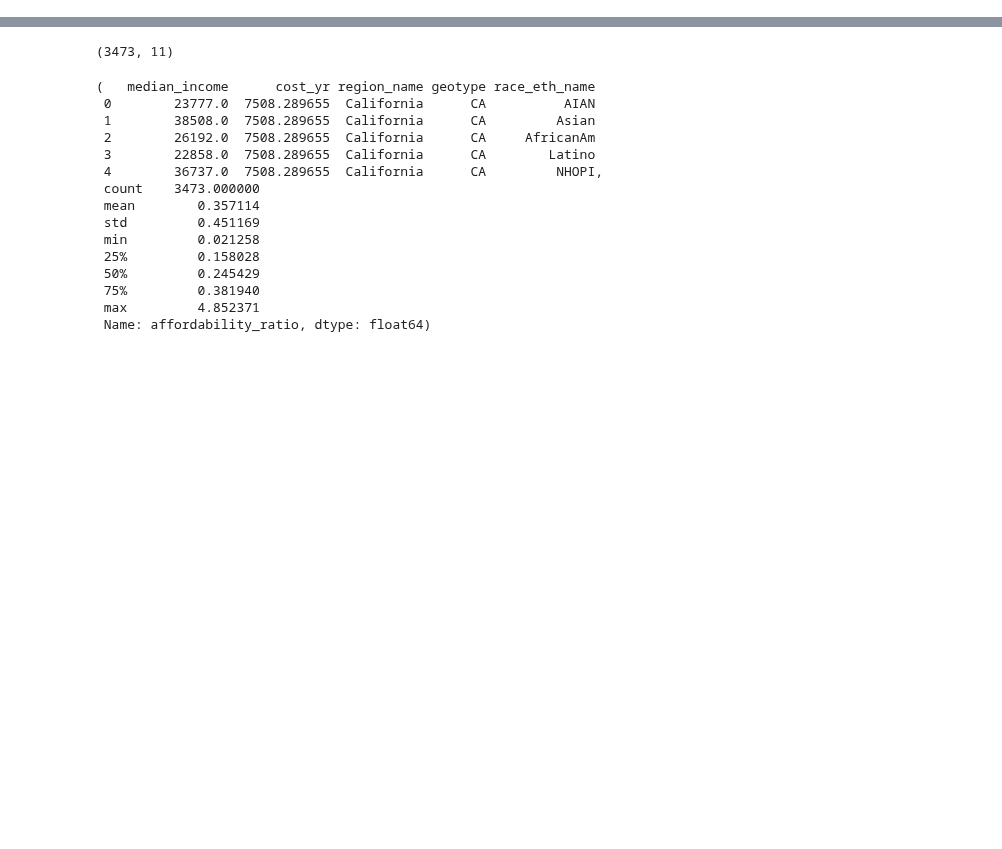
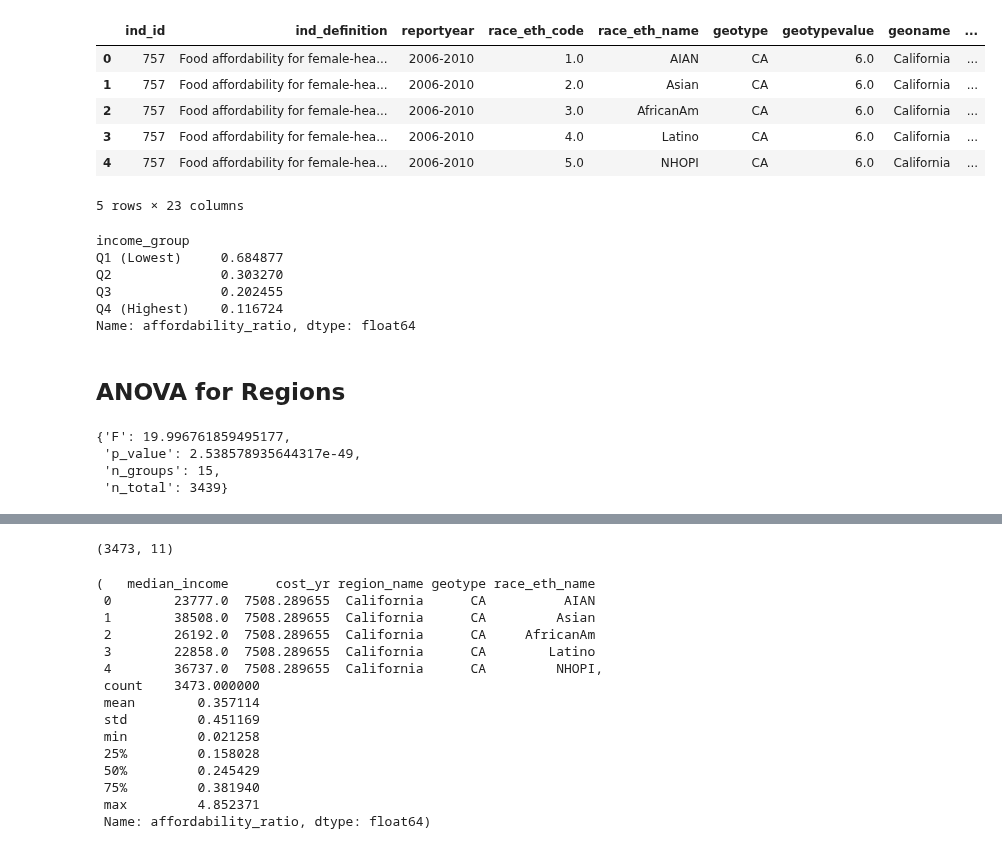
Before and after one commit to UCB-stat-159-f25/final-group18, a Jupyter notebook: modeling.ipynb, the cells around one changed output, grey strips where cells are left out. Cells and saved outputs as stored; diff of their text form; code cells hidden in the pictures; blank space fills up the shorter version.

```diff
--- a/modeling.ipynb
+++ b/modeling.ipynb
@@ -2,0 +21,58 @@
+# %%
+import numpy as np
+import pandas as pd
+from pathlib import Path
+import matplotlib.pyplot as plt
+import seaborn as sns
+
+from sklearn.model_selection import train_test_split
+from sklearn.compose import ColumnTransformer, TransformedTargetRegressor
+from sklearn.preprocessing import OneHotEncoder, StandardScaler
+from sklearn.pipeline import Pipeline
+from sklearn.dummy import DummyRegressor
+from sklearn.linear_model import LinearRegression
+from sklearn.metrics import mean_absolute_error, mean_squared_error, r2_score
+from sklearn.inspection import permutation_importance
+from scipy.stats import f_oneway
+from statsmodels.stats.multicomp import pairwise_tukeyhsd
+DATA_PATH = Path("./data/food_affordability.csv")
+OUT_DIR = Path("./outputs"); OUT_DIR.mkdir(exist_ok=True)
+FIG_DIR = Path("./figures"); FIG_DIR.mkdir(exist_ok=True)
+
+df_2 = pd.read_csv(DATA_PATH)
+df_2.head()
+# %% [output]
+|  | ind_id | ind_definition | reportyear | race_eth_code | race_eth_name | geotype | geotypevalue | geoname | ... |
+| 0 | 757 | Food affordability for female-hea... | 2006-2010 | 1.0 | AIAN | CA | 6.0 | California | ... |
+| 1 | 757 | Food affordability for female-hea... | 2006-2010 | 2.0 | Asian | CA | 6.0 | California | ... |
+| 2 | 757 | Food affordability for female-hea... | 2006-2010 | 3.0 | AfricanAm | CA | 6.0 | California | ... |
+| 3 | 757 | Food affordability for female-hea... | 2006-2010 | 4.0 | Latino | CA | 6.0 | California | ... |
+| 4 | 757 | Food affordability for female-hea... | 2006-2010 | 5.0 | NHOPI | CA | 6.0 | California | ... |
+5 rows × 23 columns
+# %%
+# Slecting only necessary columns
+# I also dropped large outliers to reduce the skewedness slightly
+rq2_cols = ["affordability_ratio", "median_income", "region_name", "geotype"]
+df_rq2 = df_3[rq2_cols].copy()
+df_rq2 = df_rq2.dropna(subset=["affordability_ratio", "median_income", "region_name", "geotype"])
+upper = df_rq2["affordability_ratio"].quantile(0.99)
+df_rq2 = df_rq2[df_rq2["affordability_ratio"] <= upper].copy()
+
+df_rq2.shape
+
+df_rq2["income_group"] = pd.qcut(
+    df_rq2["median_income"],
+    q=4,
+    labels=["Q1 (Lowest)", "Q2", "Q3", "Q4 (Highest)"]
+)
+
+df_rq2["income_group"].value_counts()
+df_rq2.groupby("income_group")["median_income"].mean()
+df_rq2.groupby("income_group")["affordability_ratio"].mean()
+# %% [output]
+income_group
+Q1 (Lowest)     0.684877
+Q2              0.303270
+Q3              0.202455
+Q4 (Highest)    0.116724
+Name: affordability_ratio, dtype: float64
@@ -2,0 +96,11 @@
+# %% [markdown]
+## ANOVA for Regions
+# %%
+# ANOVA for region
+anova_region = one_way_anova(df_rq2, target="affordability_ratio", group="region_name")
+anova_region
+# %% [output]
+{'F': 19.996761859495177,
+ 'p_value': 2.538578935644317e-49,
+ 'n_groups': 15,
+ 'n_total': 3439}
```
Also changed, not shown: parts of 18 cells of this notebook, 28 other files.
